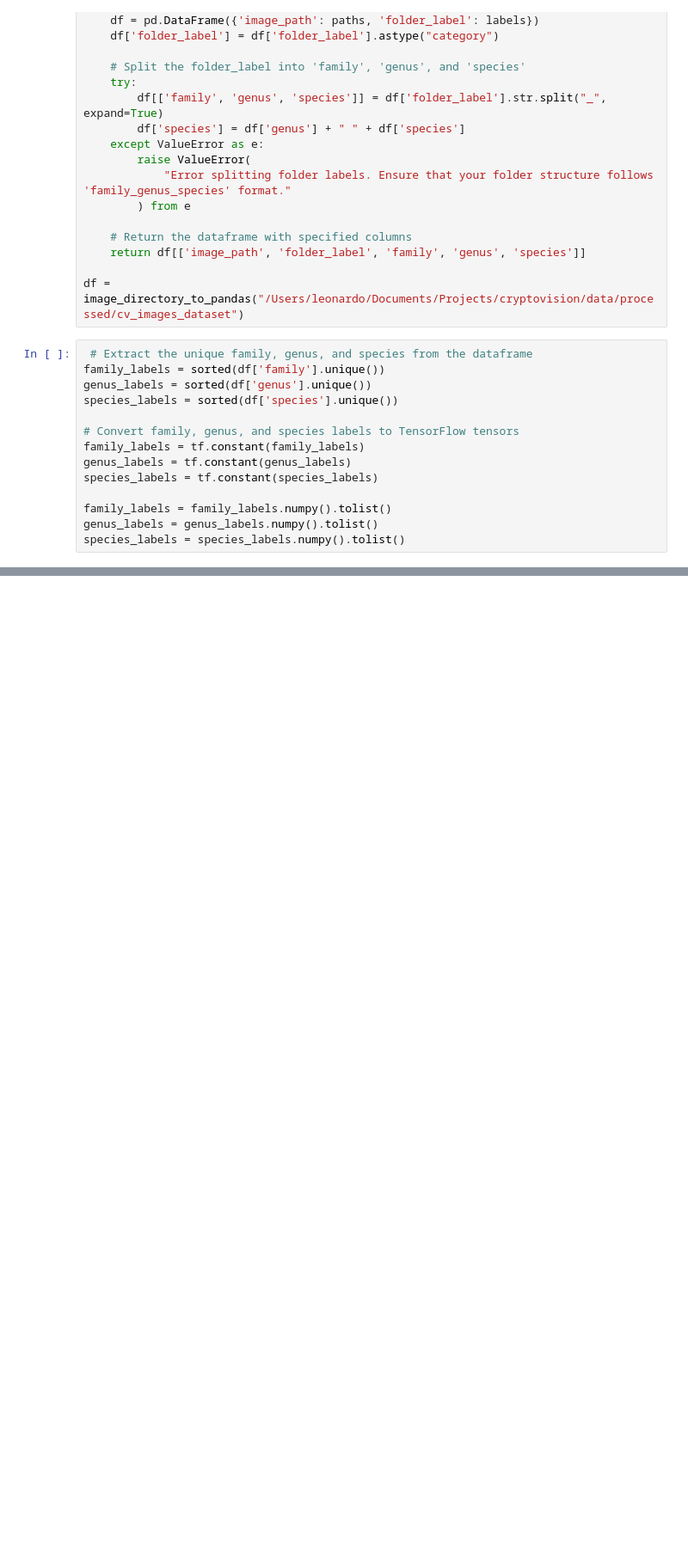
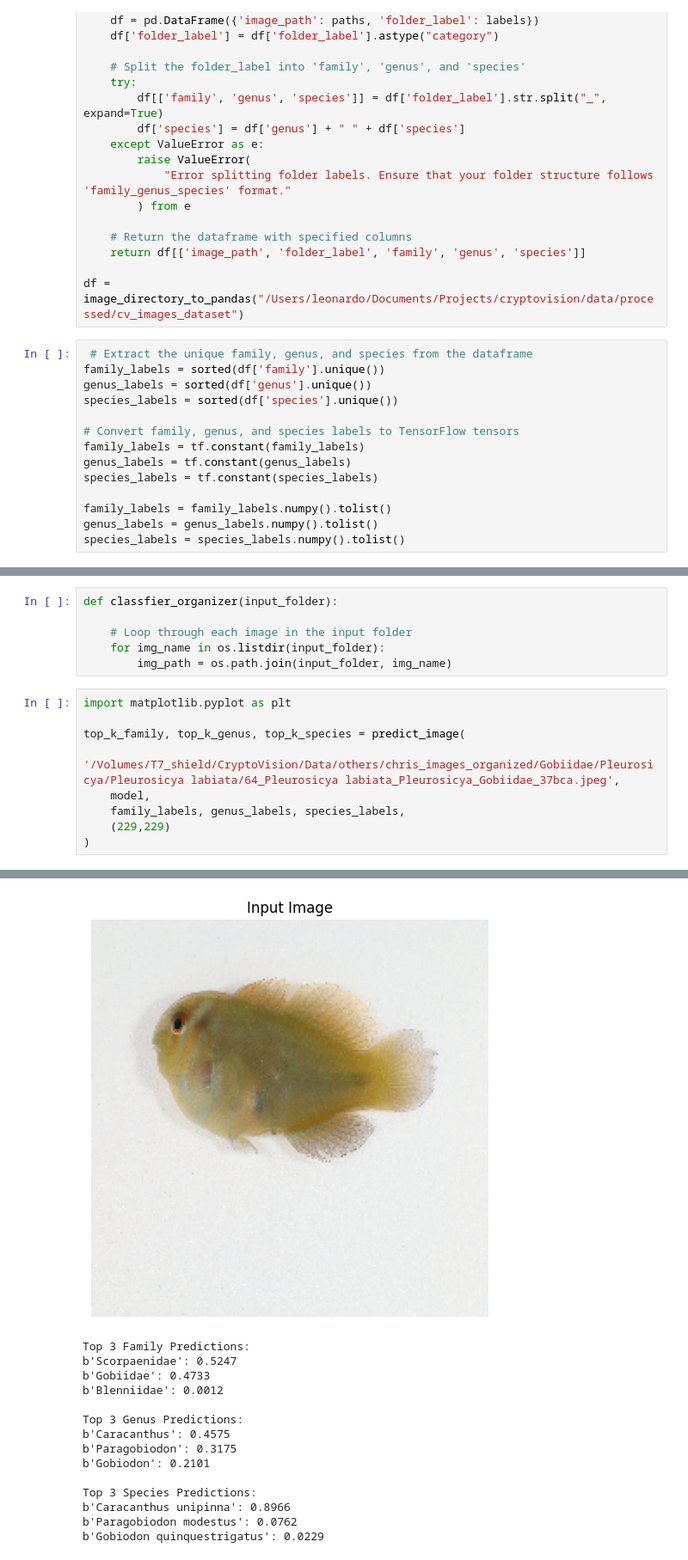
Before and after one commit to leonardo-reginato/cryptovision, a Jupyter notebook: notebooks/folder_classifier_organizer.ipynb, the cells around one changed output, grey strips where cells are left out. Shown at 86% size. Cells and saved outputs as stored; diff of their text form; blank space fills up the shorter version.

```diff
--- a/notebooks/folder_classifier_organizer.ipynb
+++ b/notebooks/folder_classifier_organizer.ipynb
@@ -230,0 +290,16 @@ KeyboardInterrupt:
+# %%
+def classfier_organizer(input_folder):
+
+    # Loop through each image in the input folder
+    for img_name in os.listdir(input_folder):
+        img_path = os.path.join(input_folder, img_name)
+# %%
+import matplotlib.pyplot as plt
+
+top_k_family, top_k_genus, top_k_species = predict_image(
+    '/Volumes/T7_shield/CryptoVision/Data/others/chris_images_organized/Gobiidae/Pleurosicya/Pleurosicya labiata/64_Pleurosicya labiata_Pleurosicya_Gobiidae_37bca.jpeg',
+    model,
+    family_labels, genus_labels, species_labels,
+    (229,229)
+)
+# %% [output]
@@ -230,0 +307,15 @@ KeyboardInterrupt:
+[figure, added]
+Top 3 Family Predictions:
+b'Scorpaenidae': 0.5247
+b'Gobiidae': 0.4733
+b'Blenniidae': 0.0012
+
+Top 3 Genus Predictions:
+b'Caracanthus': 0.4575
+b'Paragobiodon': 0.3175
+b'Gobiodon': 0.2101
+
+Top 3 Species Predictions:
+b'Caracanthus unipinna': 0.8966
+b'Paragobiodon modestus': 0.0762
+b'Gobiodon quinquestrigatus': 0.0229
```
Also changed, not shown: parts of 9 cells of this notebook, 2 other files.
